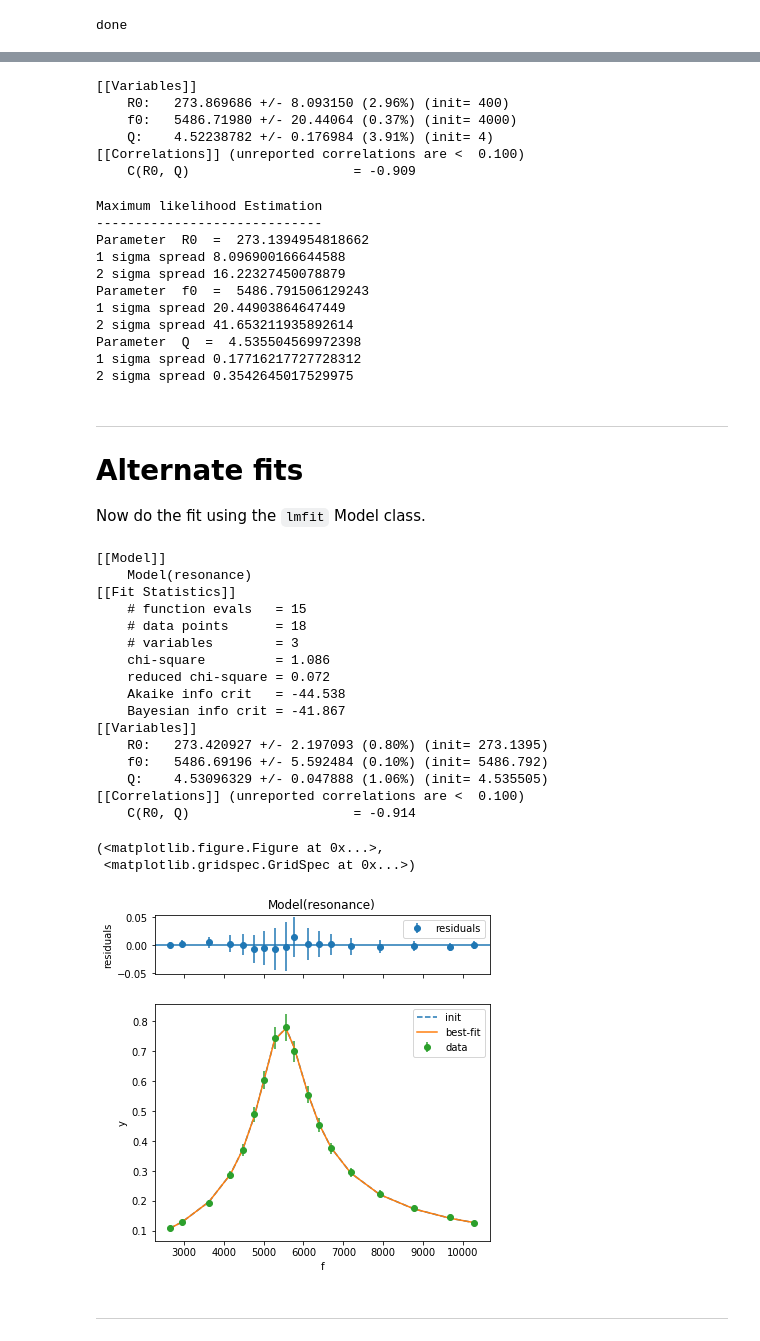
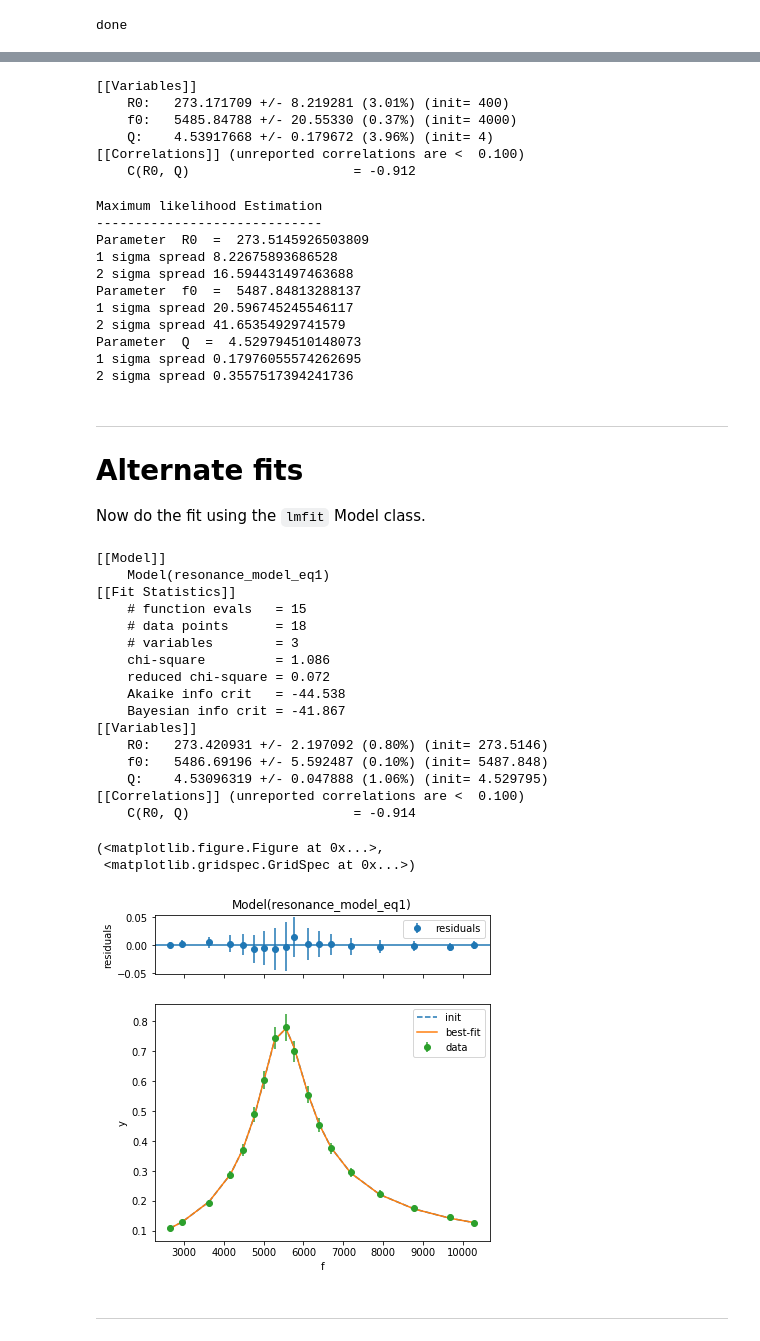
Before and after one commit to rfearick/data-analysis, a Jupyter notebook: data-analysis/fit-LRC-with-lmfit.ipynb, the cells around one changed output, grey strips where cells are left out. Drawn from its saved outputs; the diff is of its cells as text; code cells hidden in the pictures.

```diff
--- a/data-analysis/fit-LRC-with-lmfit.ipynb
+++ b/data-analysis/fit-LRC-with-lmfit.ipynb
@@ -112,15 +120,27 @@ uvr=np.sqrt(dvr*dvr+vr*vr*epsilon**2)/v0
 Define the LRC resonance functions which are used in the various fit models.
 # %%
 # define function to be fitted, used in Model
-def resonance(f,R0,f0,Q):
+def resonance_model_eq1(f,R0,f0,Q):
+    """
+    resonance model using equation (1) above
+    """
     R=214.0
     return (R/R0)/np.sqrt(1.0+Q**2*(f/f0-f0/f)**2)
+
+def resonance_model_eq2(f,R0,f0,L):
+    """
+    resonance model using equation (1) above
+    """
+    R=214.0
+    omega=2.0*np.pi*f
+    return R/np.sqrt(R0**2+omega**2*L**2*(1-(f0/f)**2)**2)
 
 #def function to be minimised, used in Minimize
 def fcntomin(param, f, data, eps=None):
     R=214.0
     p=param.valuesdict()
-    model=(R/p['R0'])/np.sqrt(1.0+p['Q']**2*(f/p['f0']-p['f0']/f)**2)
+    #model=(R/p['R0'])/np.sqrt(1.0+p['Q']**2*(f/p['f0']-p['f0']/f)**2)
+    model=resonance_model_eq1(f,p['R0'],p['f0'],p['Q'])
     if eps is None:
         return model-data
     else:
@@ -303,11 +400,11 @@ figure=corner.corner(res.flatchain, bins=20, quantiles=(0.16,0.84),
 lmfit.report_fit(res.params)
 # %% [output]
 [[Variables]]
-    R0:   273.869686 +/- 8.093150 (2.96%) (init= 400)
-    f0:   5486.71980 +/- 20.44064 (0.37%) (init= 4000)
-    Q:    4.52238782 +/- 0.176984 (3.91%) (init= 4)
+    R0:   273.171709 +/- 8.219281 (3.01%) (init= 400)
+    f0:   5485.84788 +/- 20.55330 (0.37%) (init= 4000)
+    Q:    4.53917668 +/- 0.179672 (3.96%) (init= 4)
 [[Correlations]] (unreported correlations are <  0.100)
-    C(R0, Q)                     = -0.909
+    C(R0, Q)                     = -0.912
 # %%
 # from lmfit docs ...
 # find the maximum likelihood solution
@@ -337,15 +434,15 @@ print("2 sigma spread", 0.5 * (quantiles[4] - quantiles[0]))
 # %% [output]
 Maximum likelihood Estimation
 -----------------------------
-Parameter  R0  =  273.1394954818662
-1 sigma spread 8.096900166644588
-2 sigma spread 16.22327450078879
-Parameter  f0  =  5486.791506129243
-1 sigma spread 20.44903864647449
-2 sigma spread 41.653211935892614
-Parameter  Q  =  4.535504569972398
-1 sigma spread 0.17716217727728312
-2 sigma spread 0.3542645017529975
+Parameter  R0  =  273.5145926503809
+1 sigma spread 8.22675893686528
+2 sigma spread 16.594431497463688
+Parameter  f0  =  5487.84813288137
+1 sigma spread 20.596745245546117
+2 sigma spread 41.65354929741579
+Parameter  Q  =  4.529794510148073
+1 sigma spread 0.17976055574262695
+2 sigma spread 0.3557517394241736
 # %% [markdown]
 ---
 
@@ -354,31 +451,31 @@ Alternate fits
 
 Now do the fit using the  `lmfit` Model class.
 # %%
-model=lmfit.Model(resonance)
+model=lmfit.Model(resonance_model_eq1)
 w=1.0/uvr
 result=model.fit(vr/v0,f=freq, params=param, weights=w)
 print(result.fit_report())
 result.plot()
 # %% [output]
 [[Model]]
-    Model(resonance)
+    Model(resonance_model_eq1)
 [[Fit Statistics]]
     # function evals   = 15
     # data points      = 18
     # variables        = 3
     chi-square         = 1.086
     reduced chi-square = 0.072
     Akaike info crit   = -44.538
     Bayesian info crit = -41.867
 [[Variables]]
-    R0:   273.420927 +/- 2.197093 (0.80%) (init= 273.1395)
-    f0:   5486.69196 +/- 5.592484 (0.10%) (init= 5486.792)
-    Q:    4.53096329 +/- 0.047888 (1.06%) (init= 4.535505)
+    R0:   273.420931 +/- 2.197092 (0.80%) (init= 273.5146)
+    f0:   5486.69196 +/- 5.592487 (0.10%) (init= 5487.848)
+    Q:    4.53096319 +/- 0.047888 (1.06%) (init= 4.529795)
 [[Correlations]] (unreported correlations are <  0.100)
     C(R0, Q)                     = -0.914
 (<matplotlib.figure.Figure at 0x...>,
  <matplotlib.gridspec.GridSpec at 0x...>)
-[figure, old version]
+[figure, new version]
 # %% [markdown]
 ---
 # %% [markdown]
```
Also changed, not shown: parts of 11 cells of this notebook, 3 other files.
